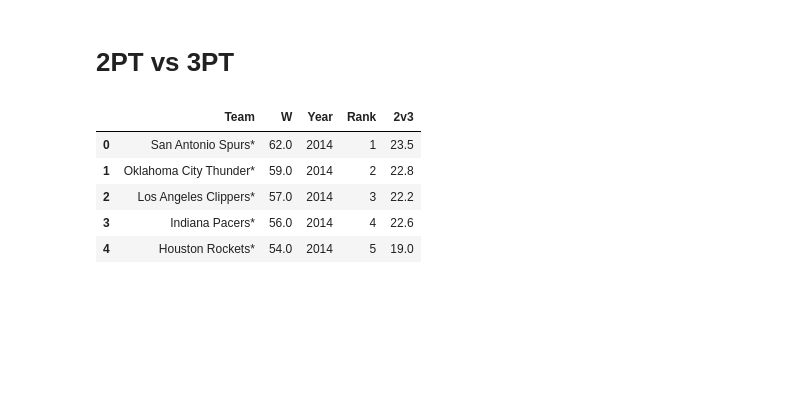
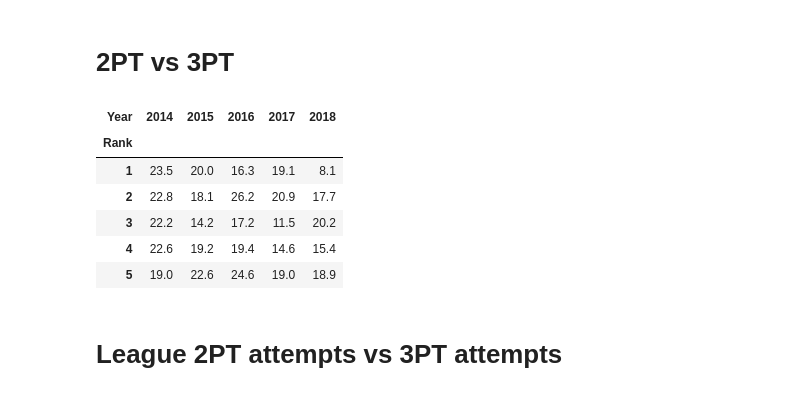
Before and after one commit to tanjowen/NCAA-vs-NBA, a Jupyter notebook: question dos.ipynb, the cells around one changed output. Drawn from its saved outputs; the diff is of its cells as text; code cells hidden in the pictures; blank space fills up the shorter version.

```diff
--- a/question dos.ipynb
+++ b/question dos.ipynb
@@ -342,11 +334,44 @@ combined_2v3dif_2014 = twos_win_13_14['2P'] - threes_win_13_14['3P']
-# %%
-combined_2vs3_2014 = pd.DataFrame(threes_win_13_14[['Team', 'W', 'Year', 'Rank']])
-combined_2vs3_2014['2v3'] = combined_2v3_2014
-combined_2vs3_2014
-# %% [output]
-|  | Team | W | Year | Rank | 2v3 |
-| 0 | San Antonio Spurs* | 62.0 | 2014 | 1 | 23.5 |
-| 1 | Oklahoma City Thunder* | 59.0 | 2014 | 2 | 22.8 |
-| 2 | Los Angeles Clippers* | 57.0 | 2014 | 3 | 22.2 |
-| 3 | Indiana Pacers* | 56.0 | 2014 | 4 | 22.6 |
-| 4 | Houston Rockets* | 54.0 | 2014 | 5 | 19.0 |
+# %%
+combined_2v3dif_2014 = twos_win_13_14['2P'] - threes_win_13_14['3P']
+combined_2v3dif_2015 = twos_win_14_15['2P'] - threes_win_14_15['3P']
+combined_2v3dif_2016 = twos_win_15_16['2P'] - threes_win_15_16['3P']
+combined_2v3dif_2017 = twos_win_16_17['2P'] - threes_win_16_17['3P']
+combined_2v3dif_2018 = twos_win_17_18['2P'] - threes_win_17_18['3P']
+# %%
+combined_2vs3_2014 = pd.DataFrame(threes_win_13_14[['Team', 'W', 'Year', 'Rank']])
+combined_2vs3_2014['2v3'] = combined_2v3dif_2014
+
+combined_2vs3_2015 = pd.DataFrame(threes_win_14_15[['Team', 'W', 'Year', 'Rank']])
+combined_2vs3_2015['2v3'] = combined_2v3dif_2015
+
+combined_2vs3_2016 = pd.DataFrame(threes_win_15_16[['Team', 'W', 'Year', 'Rank']])
+combined_2vs3_2016['2v3'] = combined_2v3dif_2016
+
+combined_2vs3_2017 = pd.DataFrame(threes_win_16_17[['Team', 'W', 'Year', 'Rank']])
+combined_2vs3_2017['2v3'] = combined_2v3dif_2017
+
+combined_2vs3_2018 = pd.DataFrame(threes_win_17_18[['Team', 'W', 'Year', 'Rank']])
+combined_2vs3_2018['2v3'] = combined_2v3dif_2018
+# %%
+combined_2vs3_2014_x= combined_2vs3_2014.pivot(index='Rank', columns='Year', values='2v3')
+combined_2vs3_2015_x= combined_2vs3_2015.pivot(index='Rank', columns='Year', values='2v3')
+combined_2vs3_2016_x= combined_2vs3_2016.pivot(index='Rank', columns='Year', values='2v3')
+combined_2vs3_2017_x= combined_2vs3_2017.pivot(index='Rank', columns='Year', values='2v3')
+combined_2vs3_2018_x= combined_2vs3_2018.pivot(index='Rank', columns='Year', values='2v3')
+# %%
+combined_2v3 = pd.merge(combined_2vs3_2014_x, combined_2vs3_2015_x, how='outer', on='Rank')
+combined_2v3 = pd.merge(combined_2v3, combined_2vs3_2016_x, how='outer', on='Rank')
+combined_2v3 = pd.merge(combined_2v3, combined_2vs3_2017_x, how='outer', on='Rank')
+combined_2v3 = pd.merge(combined_2v3, combined_2vs3_2018_x, how='outer', on='Rank')
+# %%
+combined_2v3
+# %% [output]
+| Year | 2014 | 2015 | 2016 | 2017 | 2018 |
+| Rank |  |  |  |  |  |
+| 1 | 23.5 | 20.0 | 16.3 | 19.1 | 8.1 |
+| 2 | 22.8 | 18.1 | 26.2 | 20.9 | 17.7 |
+| 3 | 22.2 | 14.2 | 17.2 | 11.5 | 20.2 |
+| 4 | 22.6 | 19.2 | 19.4 | 14.6 | 15.4 |
+| 5 | 19.0 | 22.6 | 24.6 | 19.0 | 18.9 |
+# %% [markdown]
+# League 2PT attempts vs 3PT attempts
```
Also changed, not shown: parts of 15 cells of this notebook, 6 other files.
